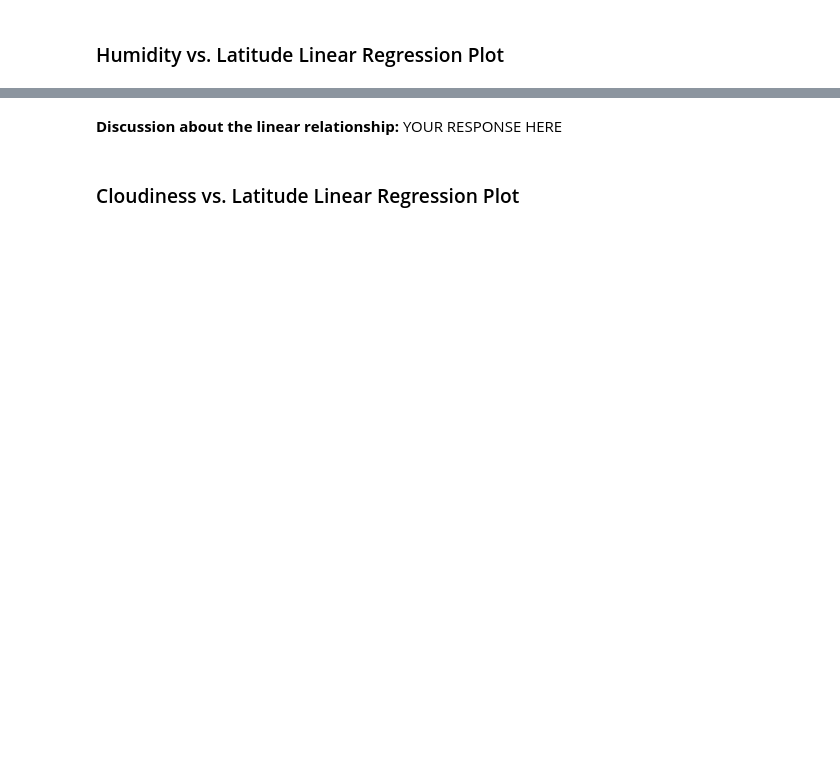
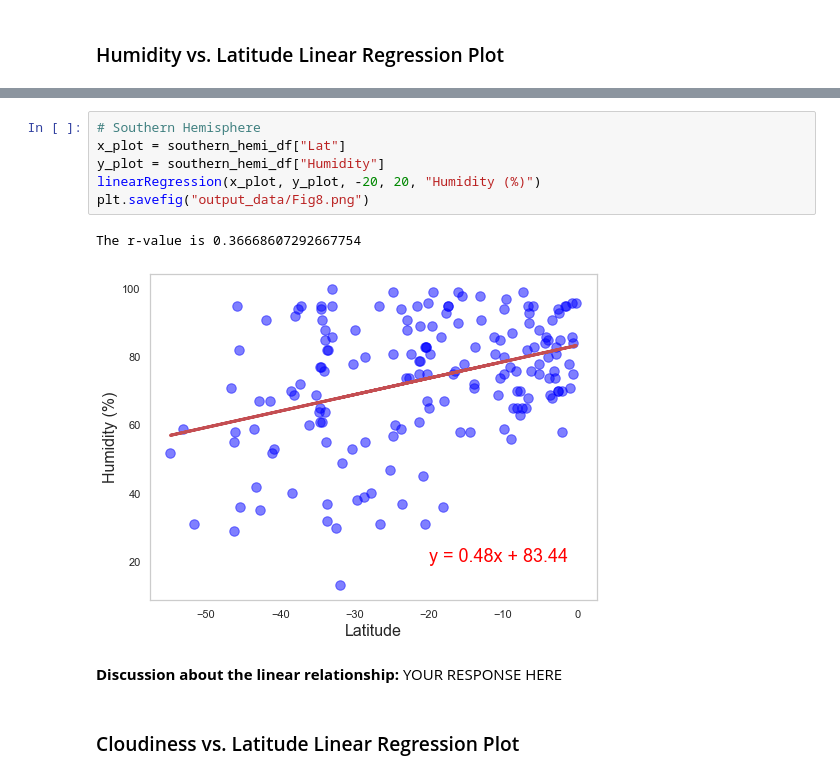
Before and after one commit to jonowood/python-api-challenge, a Jupyter notebook: WeatherPy/WeatherPy.ipynb, the cells around one changed output, grey strips where cells are left out. Cells and saved outputs as stored; diff of their text form; blank space fills up the shorter version.

```diff
--- a/WeatherPy/WeatherPy.ipynb
+++ b/WeatherPy/WeatherPy.ipynb
@@ -380,3 +383,12 @@ The r-value is: 0.0002808747046324607
+# %%
+# Southern Hemisphere
+x_plot = southern_hemi_df["Lat"]
+y_plot = southern_hemi_df["Humidity"]
+linearRegression(x_plot, y_plot, -20, 20, "Humidity (%)")
+plt.savefig("output_data/Fig8.png")
+# %% [output]
+The r-value is 0.36668607292667754
+[figure, added]
 # %% [markdown]
 **Discussion about the linear relationship:** YOUR RESPONSE HERE
 # %% [markdown]
```
Also changed, not shown: parts of 18 cells of this notebook, 8 other files.
